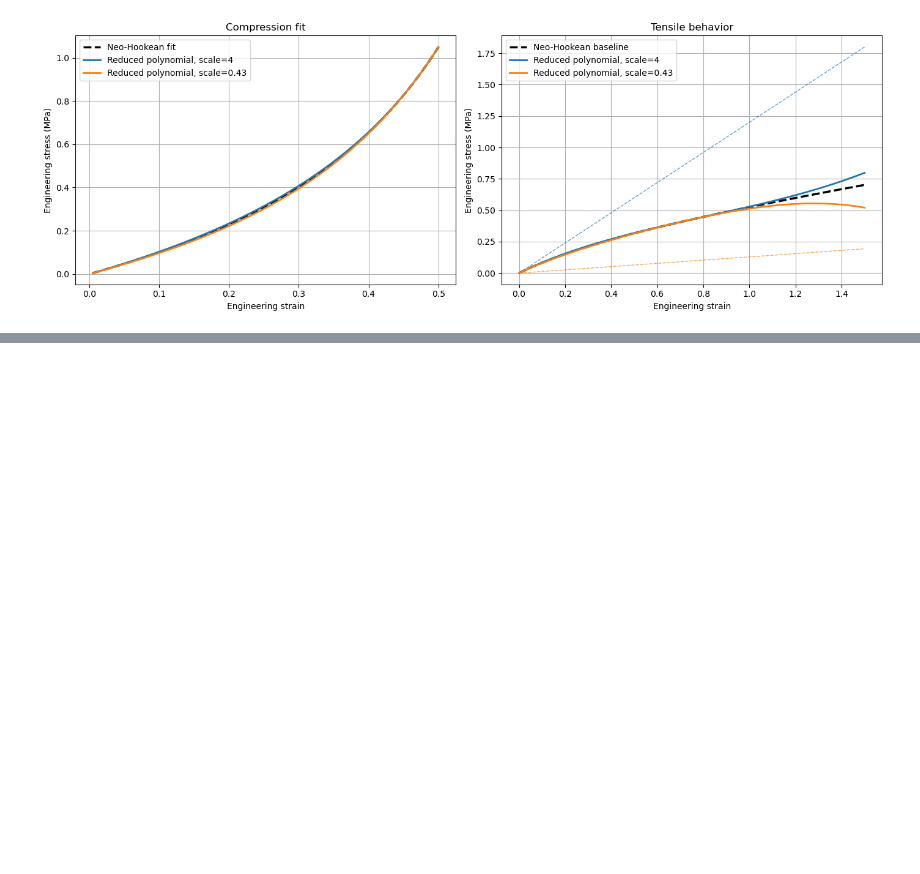
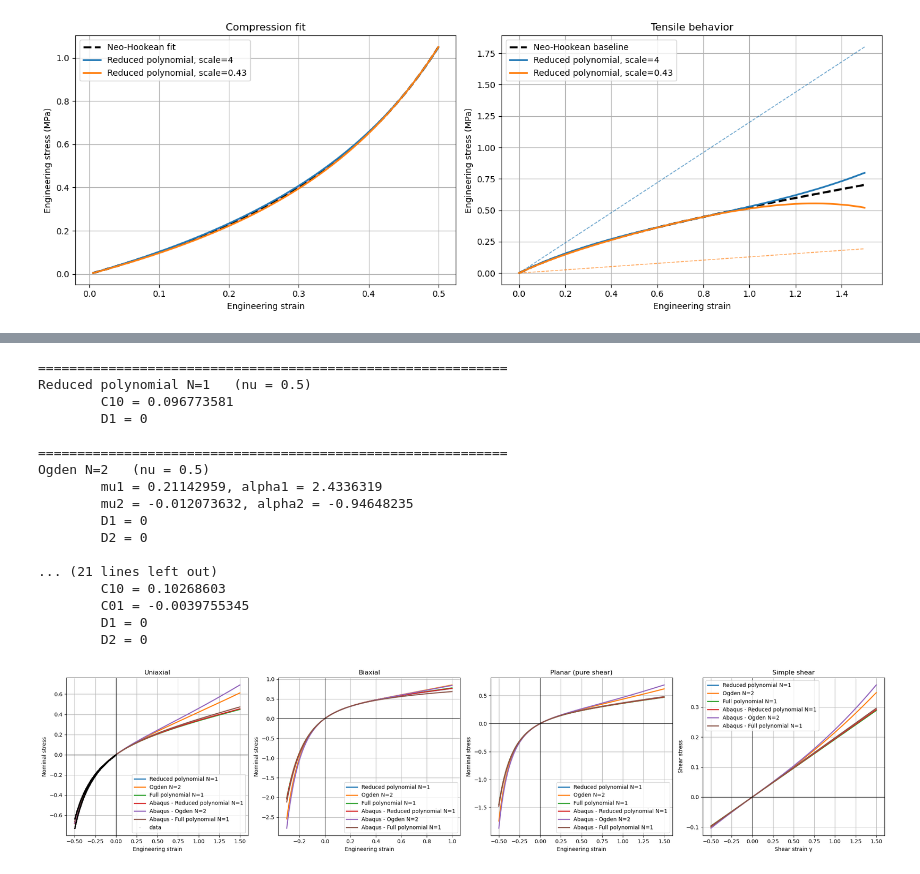
Before and after one commit to MattyOram/phd, a Jupyter notebook: WorkPackages/TMCJ-Contact/notebooks/feaAnalysis/sensitivityStudy/plan-box.ipynb, the cells around one changed output, grey strips where cells are left out. Cells and saved outputs as stored; diff of their text form; code cells hidden in the pictures; blank space fills up the shorter version.

```diff
--- a/WorkPackages/TMCJ-Contact/notebooks/feaAnalysis/sensitivityStudy/plan-box.ipynb
+++ b/WorkPackages/TMCJ-Contact/notebooks/feaAnalysis/sensitivityStudy/plan-box.ipynb
@@ -726,0 +1735,58 @@ Polynomial parameters:
+# %%
+abaqus_fits_incompressible = [
+    {
+        'model': 'Abaqus - Reduced polynomial N=1',
+        'terms': [(1, 0)],
+        'params': [0.09714351814],
+        'N': 1,
+        'nu': 0.5,
+        'D': [0.0],
+    },
+
+    {
+        'model': 'Abaqus - Ogden N=2',
+        'params': [0.212594911, 2.63231083, -0.01121569458, -1.88476409],
+        'N': 2,
+        'nu': 0.5,
+        'D': [0.0, 0.0, 0.0],
+    },
+
+    {
+        'model': 'Abaqus - Full polynomial N=1',
+        'terms': [(1, 0), (0, 1)],
+        'params': [0.102686026, -0.003975534528],
+        'N': 1,
+        'nu': 0.5,
+        'D': [0.0, 0.0],
+    }
+]
+# %%
+fits = [
+    fit_reduced_polynomial(df_abaqus, N=1, nu=0.5),
+    fit_ogden(df_abaqus, N=2, nu=0.5),
+    fit_full_polynomial(df_abaqus, N=1, nu=0.5),
+]
+
+for f in fits+abaqus_fits_incompressible:
+    print_fit(f)
+
+plot_hyperelastic_fits(fits+abaqus_fits_incompressible, df=df_abaqus)
+# %% [output]
+============================================================
+Reduced polynomial N=1   (nu = 0.5)
+        C10 = 0.096773581
+        D1 = 0
+
+============================================================
+Ogden N=2   (nu = 0.5)
+        mu1 = 0.21142959, alpha1 = 2.4336319
+        mu2 = -0.012073632, alpha2 = -0.94648235
+        D1 = 0
+        D2 = 0
+
+... (21 lines left out)
+        C10 = 0.10268603
+        C01 = -0.0039755345
+        D1 = 0
+        D2 = 0
+[figure, added]
```
Also changed, not shown: parts of 24 cells of this notebook.
